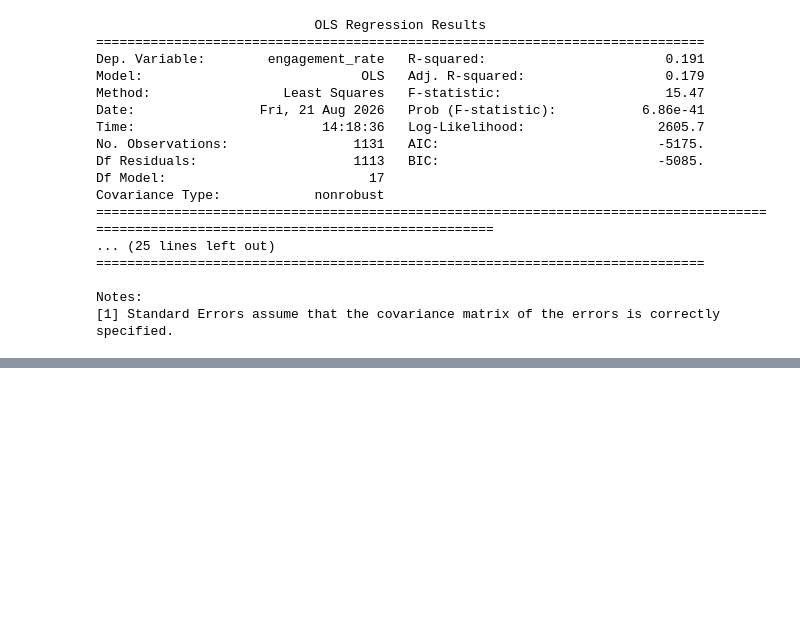
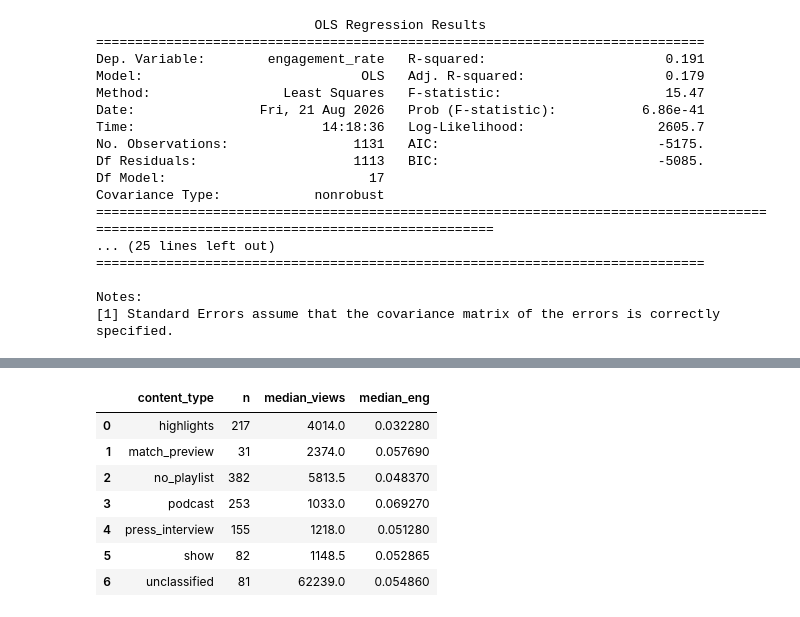
Before and after one commit to great-wave/lafc_content, a Jupyter notebook: notebooks/exploration.ipynb, the cells around one changed output, grey strips where cells are left out. Cells and saved outputs as stored; diff of their text form; code cells hidden in the pictures; blank space fills up the shorter version.

```diff
--- a/notebooks/exploration.ipynb
+++ b/notebooks/exploration.ipynb
@@ -290,0 +324,7 @@ Name: count, dtype: int64
+# %%
+df['is_son'] = df['playlist'] == 'The Son Spotlight'
+
+df.groupby('is_son').agg(
+    n=('view_count', 'size'),
+    median_views=('view_count', 'median'),
+    median_engagement=('engagement_rate', 'median'))
@@ -589,0 +848,40 @@ Notes:
+# %%
+# --- Synthesis: reach and engagement pull in opposite directions ---
+summary = (df.groupby('content_type')
+             .agg(n=('view_count', 'size'),
+                  median_views=('view_count', 'median'),
+                  median_eng=('engagement_rate', 'median'))
+             .query('n >= 20')
+             .reset_index())
+
+fig = px.scatter(
+    summary, x='median_views', y='median_eng',
+    log_x=True,
+    size='n', size_max=45,
+    color='content_type',
+    color_discrete_map=CONTENT_COLORS,
+    text='content_type',
+    title='Reach and engagement pull against each other',
+    labels={'median_views': 'Median views (log)',
+            'median_eng': 'Median engagement rate'},
+    height=560,
+)
+
+fig.update_traces(textposition='top center')
+fig.update_layout(showlegend=False)   # points are directly labelled
+
+fig.update_xaxes(tickvals=[1_000, 10_000, 100_000],
+                 ticktext=['1K', '10K', '100K'])
+fig.update_yaxes(tickformat='.1%')
+
+display(summary)
+fig.show()
+# %% [output]
+|  | content_type | n | median_views | median_eng |
+| 0 | highlights | 217 | 4014.0 | 0.032280 |
+| 1 | match_preview | 31 | 2374.0 | 0.057690 |
+| 2 | no_playlist | 382 | 5813.5 | 0.048370 |
+| 3 | podcast | 253 | 1033.0 | 0.069270 |
+| 4 | press_interview | 155 | 1218.0 | 0.051280 |
+| 5 | show | 82 | 1148.5 | 0.052865 |
+| 6 | unclassified | 81 | 62239.0 | 0.054860 |
```
Also changed, not shown: parts of 31 cells of this notebook, 2 other files.
